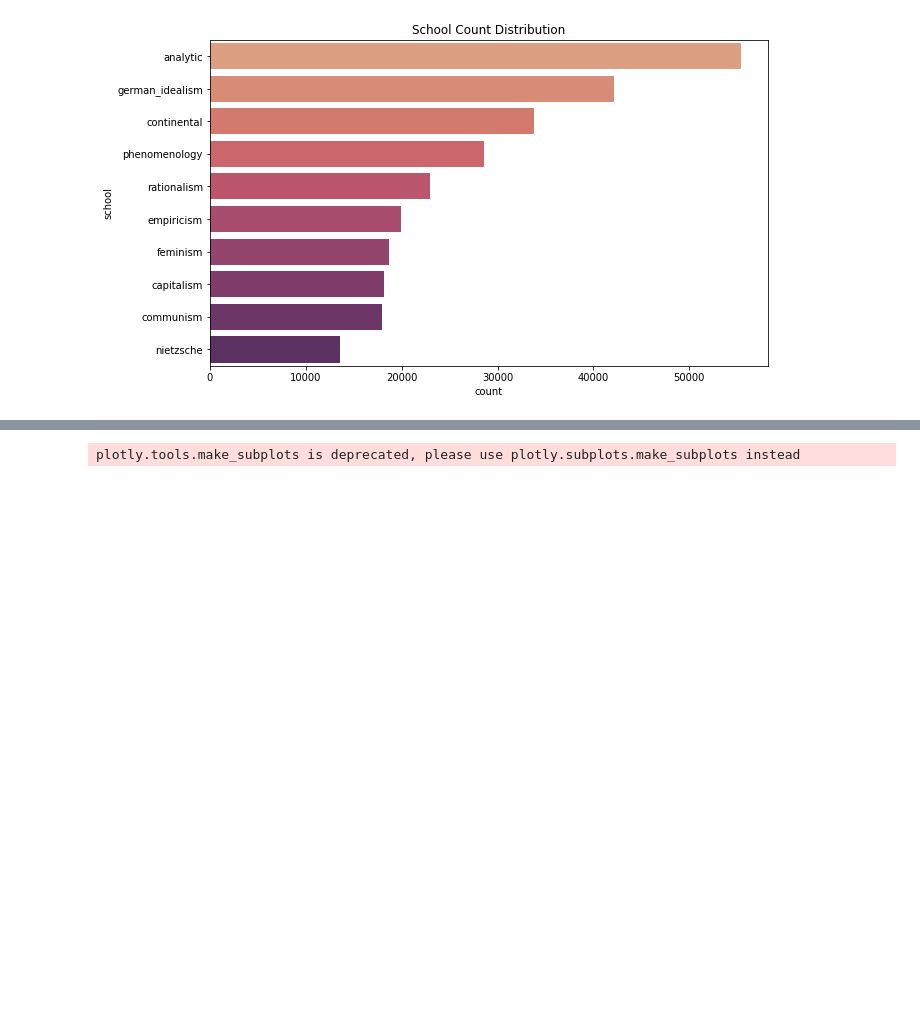
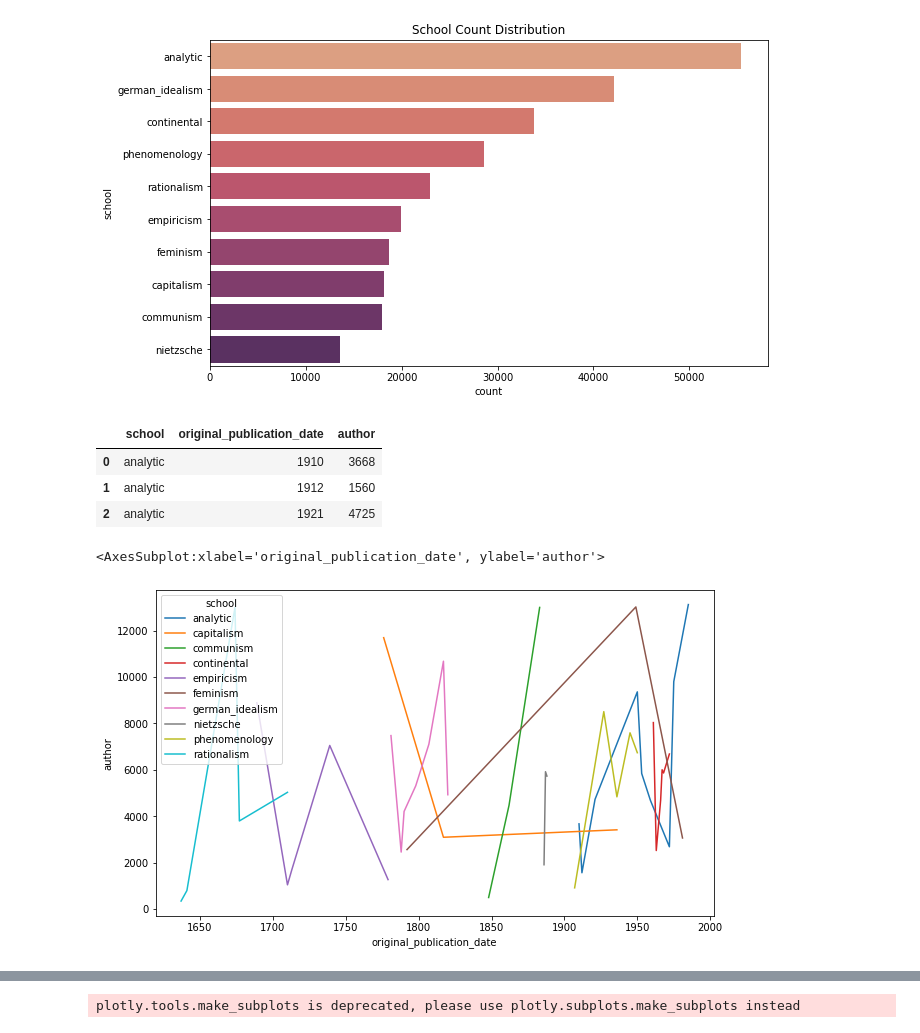
Before and after one commit to woonsupkim/NLP_Philosophy_DataStory, a Jupyter notebook: Project1.ipynb, the cells around one changed output, grey strips where cells are left out. Saved outputs shown, nothing was run; the diff lists cells and outputs as text; code cells hidden in the pictures; blank space fills up the shorter version.

```diff
--- a/Project1.ipynb
+++ b/Project1.ipynb
@@ -205,0 +221,18 @@ sns.countplot(y = 'school', data = df_1900, order = df_1900['school'].value_coun
+# %%
+df_time = df_1900.groupby(["school",'original_publication_date'])['author'].count().reset_index()
+df_time.head(3)
+# %% [output]
+|  | school | original_publication_date | author |
+| 0 | analytic | 1910 | 3668 |
+| 1 | analytic | 1912 | 1560 |
+| 2 | analytic | 1921 | 4725 |
+# %%
+#sns.countplot(y = 'original_publication_date', data = df_analytic)
+#sns.histplot(x='original_publication_date', data = df_analytic)
+fig,ax = plt.subplots()
+fig.set_size_inches(10,6)
+#sns.countplot(y = 'author', data = df2, order = df2['author'].value_counts().index, palette = 'flare')
+sns.lineplot(x='original_publication_date', y= 'author', hue = 'school', data = df_time)
+# %% [output]
+<AxesSubplot:xlabel='original_publication_date', ylabel='author'>
+[figure, added]
```
Also changed, not shown: parts of 8 cells of this notebook.
